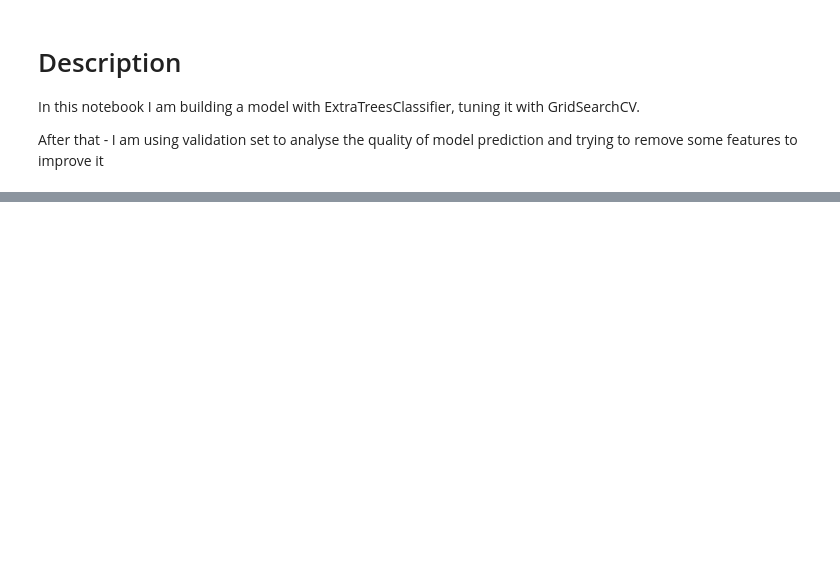
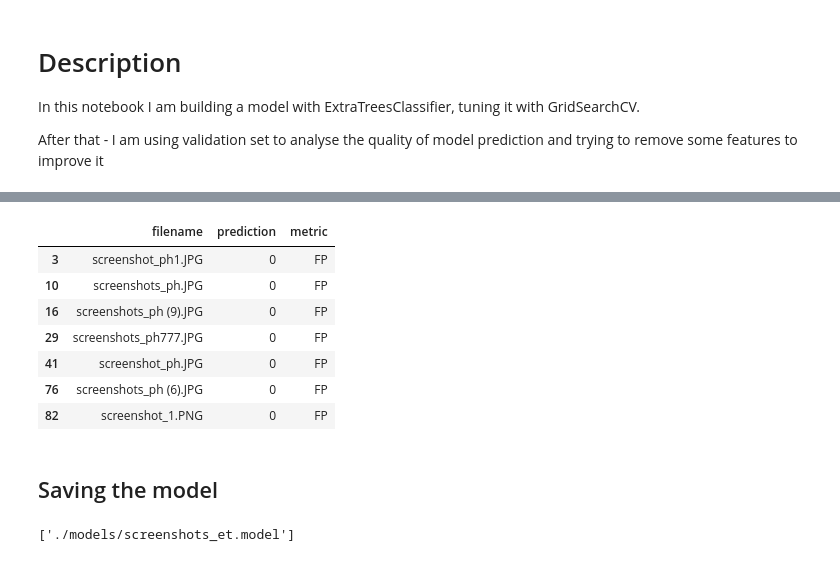
Before and after one commit to Tehnik762/Pictureminator, a Jupyter notebook: Manual_ExtraTrees_Screenshots.ipynb, the cells around one changed output, grey strips where cells are left out. Cells and saved outputs as stored; diff of their text form; code cells hidden in the pictures; blank space fills up the shorter version.

Commit message:
Added model deployment and first model

```diff
--- a/Manual_ExtraTrees_Screenshots.ipynb
+++ b/Manual_ExtraTrees_Screenshots.ipynb
@@ -112,3 +118,20 @@ result.groupby("metric").count()
+# %%
+result.loc[result.metric == "FP"]
+# %% [output]
+|  | filename | prediction | metric |
+| 3 | screenshot_ph1.JPG | 0 | FP |
+| 10 | screenshots_ph.JPG | 0 | FP |
+| 16 | screenshots_ph (9).JPG | 0 | FP |
+| 29 | screenshots_ph777.JPG | 0 | FP |
+| 41 | screenshot_ph.JPG | 0 | FP |
+| 76 | screenshots_ph (6).JPG | 0 | FP |
+| 82 | screenshot_1.PNG | 0 | FP |
+# %% [markdown]
+## Saving the model
+# %%
+joblib.dump(search_scr, "./models/screenshots_et.model")
+# %% [output]
+['./models/screenshots_et.model']
 # %%
 from lofo import LOFOImportance, Dataset, plot_importance
 from sklearn.model_selection import KFold
```
Also changed, not shown: parts of 17 cells of this notebook, 1 other file.
